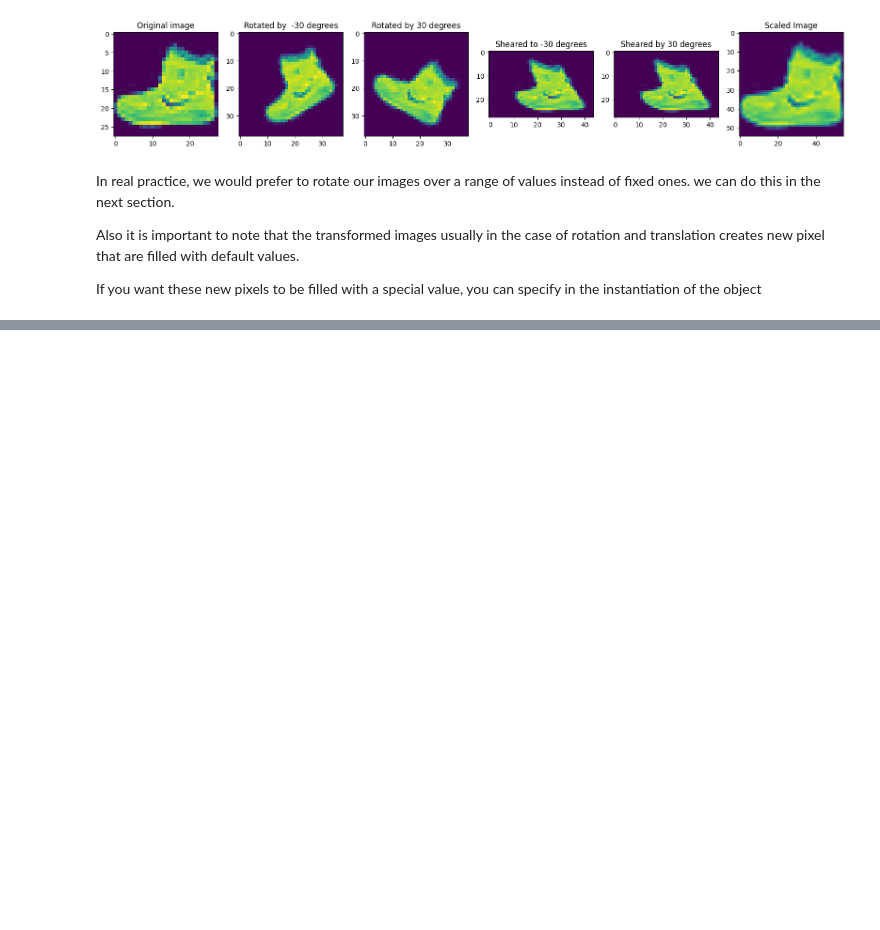
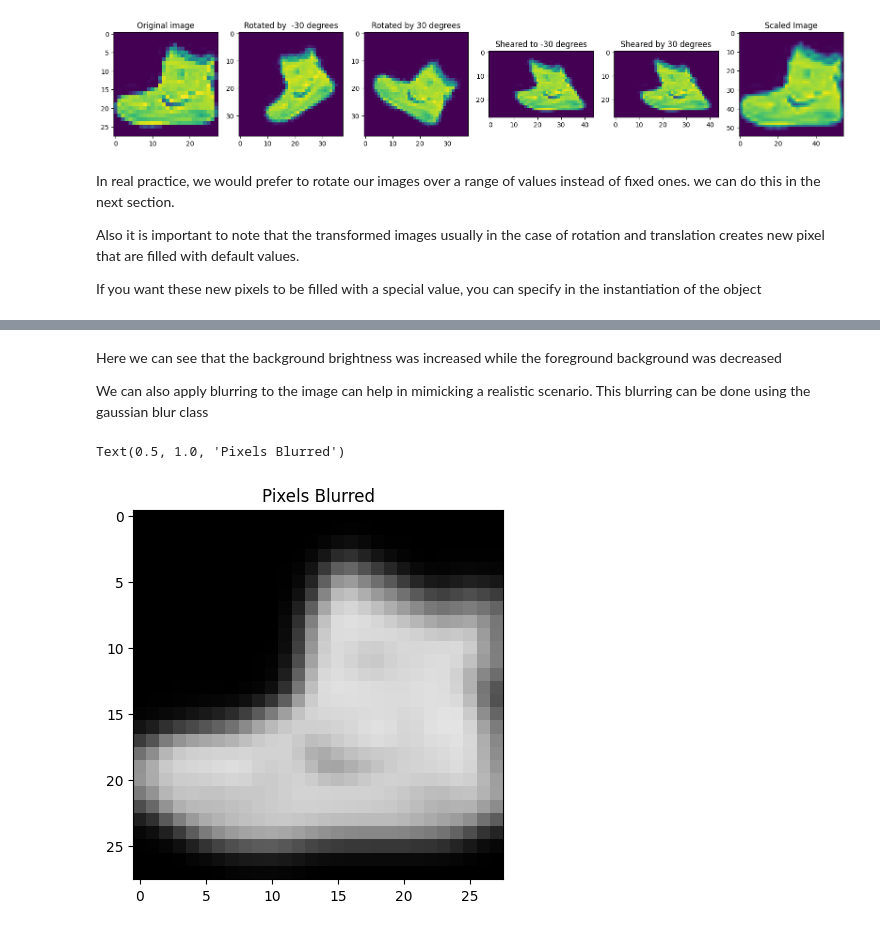
Before and after one commit to eniangnsa/Computer-Vision, a Jupyter notebook: Chapter-4/image_augmentation.ipynb, the cells around one changed output, grey strips where cells are left out. Cells and saved outputs as stored; diff of their text form; code cells hidden in the pictures; blank space fills up the shorter version.

```diff
--- a/Chapter-4/image_augmentation.ipynb
+++ b/Chapter-4/image_augmentation.ipynb
@@ -177,0 +201,11 @@ But on the other hand, let's say if the  data we're trying to predict contains d
+# %% [markdown]
+Here  we can see that the background brightness was increased while the foreground background was decreased
+
+We can also apply blurring to the image can help in mimicking a realistic scenario. This blurring can be done using the gaussian blur class
+# %%
+aug_blur  = iaa.GaussianBlur(sigma=1)
+plt.imshow(aug_blur.augment_image(img), cmap='gray', vmin=0, vmax=255)
+plt.title("Pixels Blurred")
+# %% [output]
+Text(0.5, 1.0, 'Pixels Blurred')
+[figure, added]
```
Also changed, not shown: parts of 12 cells of this notebook.
